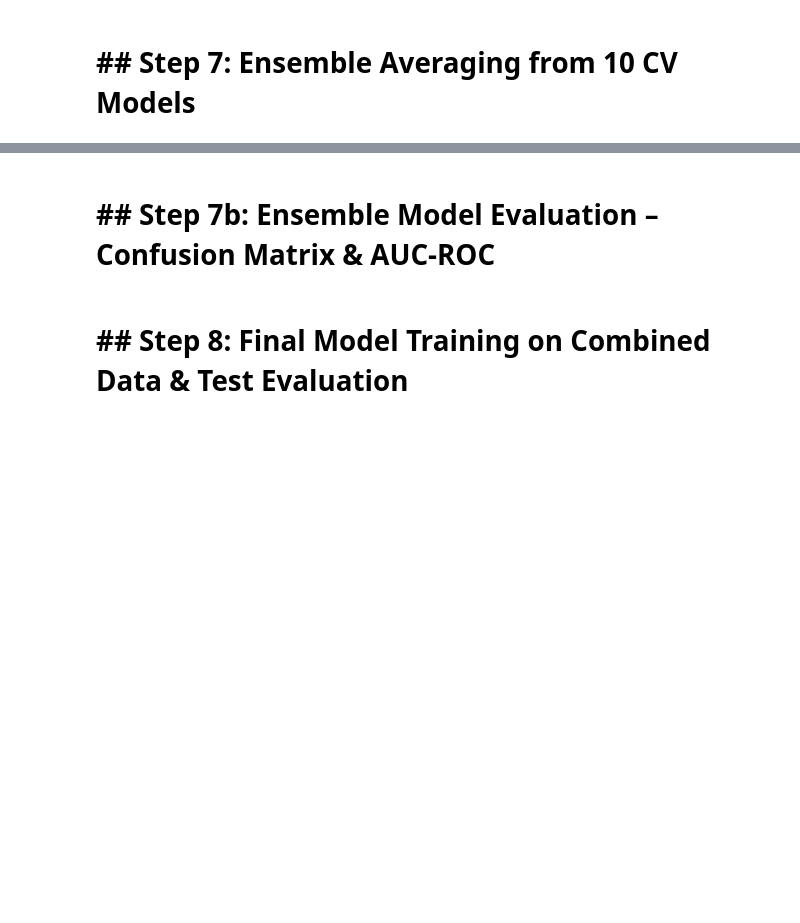
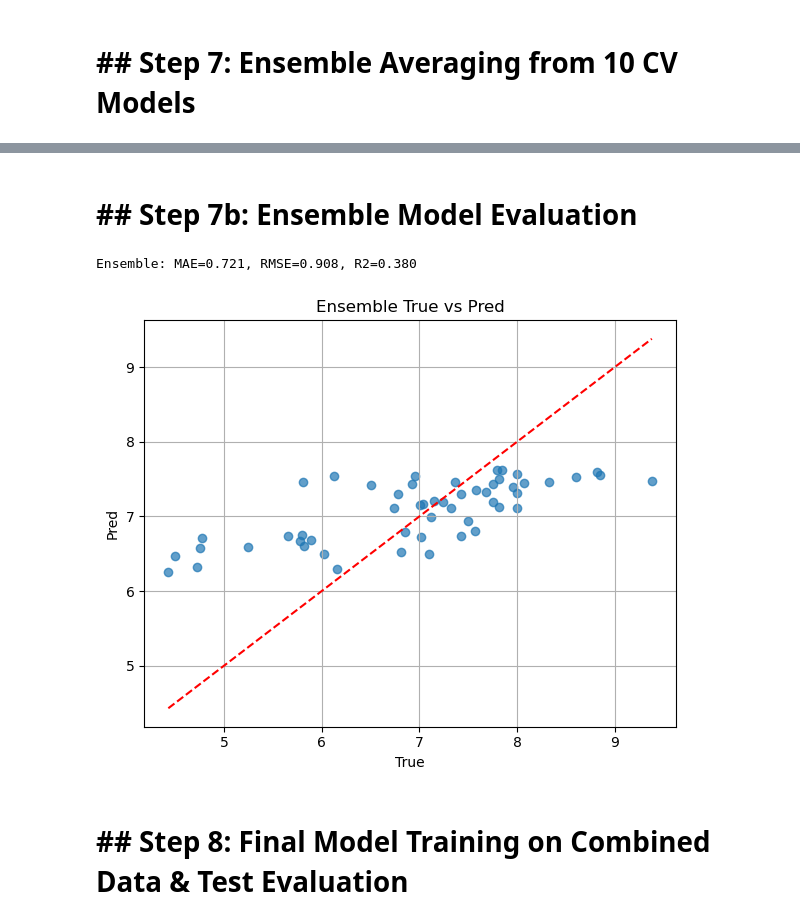
Before and after one commit to ojoawoa/GNN_model_TRPM8_Drug_Potency_prediction, a Jupyter notebook: 5_model_training/Final_Training_Evaluation_Notebook_class - Regression.ipynb, the cells around one changed output, grey strips where cells are left out. Cells and saved outputs as stored; diff of their text form; code cells hidden in the pictures; blank space fills up the shorter version.

```diff
--- a/5_model_training/Final_Training_Evaluation_Notebook_class - Regression.ipynb
+++ b/5_model_training/Final_Training_Evaluation_Notebook_class - Regression.ipynb
@@ -363,8 +364,6 @@ ValueError: Only one class present in y_true. ROC AUC score is not defined in th
 # %%
-# Best config: hidden_channels=256, dropout=0.0, lr=0.0005
 # Load the best model configuration
-best_config = sweep_df.loc[sweep_df["mean_balanced_acc"].idxmax()]
-best_hidden_channels = int(best_config["hidden_channels"])
-best_dropout = best_config["dropout"]
-best_lr = best_config["lr"]
+best_hidden_dim = 64
+best_dropout = 0.2
+best_lr = 0.001
 print(f"Best config: hidden_channels={best_hidden_channels}, dropout={best_dropout}, lr={best_lr}")
@@ -459,46 +734,20 @@ print('✅ Ensemble preds saved')
 # %% [markdown]
-# ## Step 7b: Ensemble Model Evaluation – Confusion Matrix & AUC‑ROC
+# ## Step 7b: Ensemble Model Evaluation
 # %%
 
-# %%
-from sklearn.metrics import confusion_matrix, ConfusionMatrixDisplay, roc_curve, auc
-from sklearn.preprocessing import label_binarize
+
+from sklearn.metrics import mean_absolute_error, mean_squared_error, r2_score
 import matplotlib.pyplot as plt
-
-# Load ensemble predictions
-ens_df = pd.read_csv(os.path.join(results_dir, 'ensemble_preds.csv'))
-y_true_ens = ens_df['True'].values
-y_pred_ens = ens_df['Pred'].values
-
-# 1) Confusion matrix
-cm = confusion_matrix(y_true_ens, y_pred_ens)
-disp = ConfusionMatrixDisplay(confusion_matrix=cm,
-                              display_labels=[class_names[i] for i in range(num_classes)])
-disp.plot(cmap='Blues')
-plt.title("Ensemble Model – Confusion Matrix")
-plt.tight_layout()
-plt.show()
-
-# 2) AUC‑ROC per class
-# Need probability estimates – reload avg_output if available or recompute probabilities
-# If you only have hard preds, rerun ensemble loop with model outputs saved as probs:
-# avg_probs = torch.stack(ensemble_prob_lists).mean(0).numpy()
-avg_output = avg
-# For now, assuming you have `avg_probs`:
-y_probs = avg_output.softmax(dim=1).numpy()  # or your stored avg_probs
-y_true_bin = label_binarize(y_true_ens, classes=np.arange(num_classes))
-
-plt.figure(figsize=(7,5))
-for i in range(num_classes):
-    fpr, tpr, _ = roc_curve(y_true_bin[:, i], y_probs[:, i])
-    plt.plot(fpr, tpr, label=f"{class_names[i]} (AUC = {auc(fpr, tpr):.2f})")
-plt.plot([0,1], [0,1], 'k--')
-plt.xlabel("False Positive Rate")
-plt.ylabel("True Positive Rate")
-plt.title("Ensemble Model – AUC‑ROC by Class")
-plt.legend()
-plt.tight_layout()
-plt.show()
+mae = mean_absolute_error(true_value, final_pred)
+mse = mean_squared_error  (true_value, final_pred)
+rmse= np.sqrt(mse)
+r2  = r2_score           (true_value, final_pred)
+print(f"Ensemble: MAE={mae:.3f}, RMSE={rmse:.3f}, R2={r2:.3f}")
+plt.figure(figsize=(6,5)); plt.scatter(true_value,final_pred,alpha=0.7)
+plt.plot([true_value.min(),true_value.max()],[true_value.min(),true_value.max()], 'r--'); plt.xlabel("True"); plt.ylabel("Pred"); plt.title("Ensemble True vs Pred"); plt.grid(True); plt.tight_layout(); plt.show()
+# %% [output]
+Ensemble: MAE=0.721, RMSE=0.908, R2=0.380
+[figure, added]
 # %% [markdown]
 # ## Step 8: Final Model Training on Combined Data & Test Evaluation
 # %%
```
Also changed, not shown: parts of 11 cells of this notebook, 1 other file.
